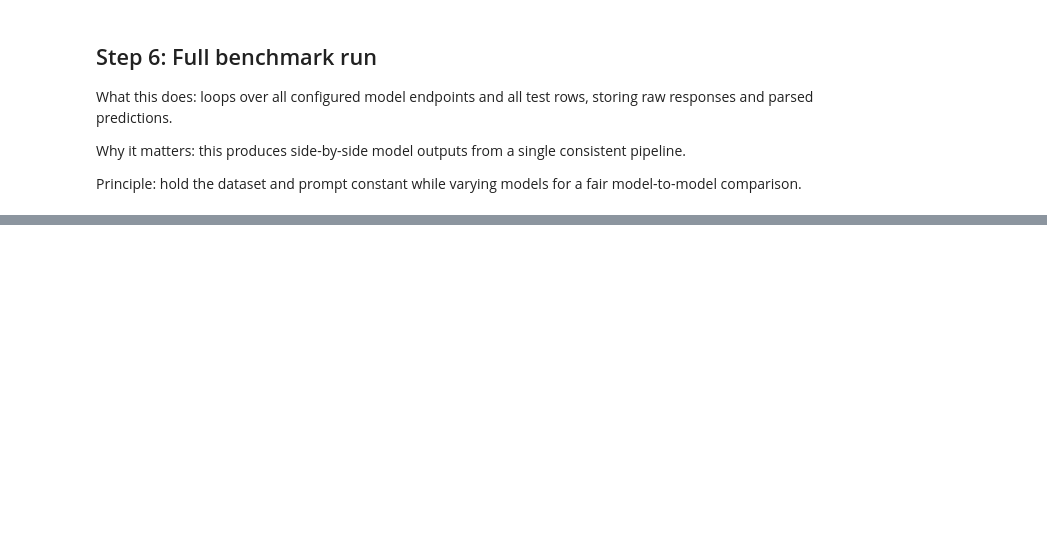
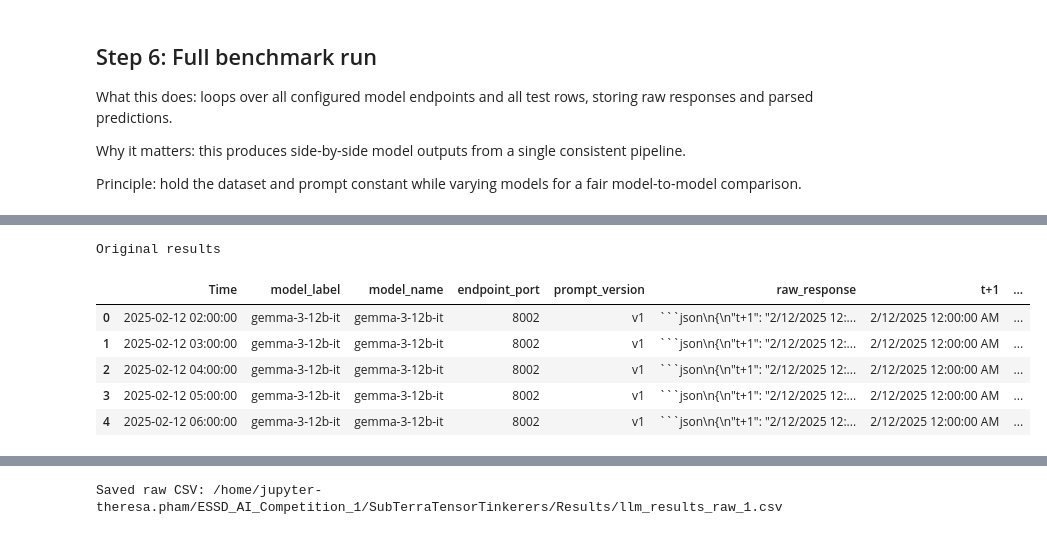
Before and after one commit to victoria-reynolds-pnnl/ESSD_AI_Competition_1, a Jupyter notebook: SubTerraTensorTinkerers/Notebooks/llm_benchmark.ipynb, the cells around one changed output, grey strips where cells are left out. Drawn from its saved outputs; the diff is of its cells as text; code cells hidden in the pictures; blank space fills up the shorter version.

Commit message:
run and evaluate v1 prompts

````diff
--- a/SubTerraTensorTinkerers/Notebooks/llm_benchmark.ipynb
+++ b/SubTerraTensorTinkerers/Notebooks/llm_benchmark.ipynb
@@ -235,9 +249,15 @@ def query_llm(prompt, endpoint_cfg, temperature=0.0, seed=0):
     )
     return response.choices[0].message.content
 
+selected_prompt_ver = 'v1'
 example = df.iloc[0]
 for endpoint_cfg in MODEL_ENDPOINTS:
-    raw = query_llm(build_prompt(example['Time'], FEAT_COLS, example[FEAT_COLS]), endpoint_cfg, temperature=0.0, seed=0)
+    raw = query_llm(build_prompt(example['Time'],
+                                 FEAT_COLS,
+                                 example[FEAT_COLS].to_dict(),
+                                 version=selected_prompt_ver,
+                                 few_shot=few_shot_samples),
+                    endpoint_cfg, temperature=0.0, seed=0)
     parsed = parse_response(raw)
     print(f"\nModel: {endpoint_cfg['model_name']} (port {endpoint_cfg['port']})")
     print('Raw response:')
@@ -274,30 +302,32 @@ for endpoint_cfg in MODEL_ENDPOINTS:
     print(f"\nRunning benchmark for {endpoint_cfg['model_name']} on port {endpoint_cfg['port']}...")
     for i, row in df.iterrows():
         raw = query_llm(
-            make_prompt(str(row[TEXT_COL]), label_values),
+            build_prompt(example['Time'], FEAT_COLS, example[FEAT_COLS].to_dict(), few_shot=few_shot_samples),
             endpoint_cfg,
             temperature=0.0,
             seed=0
         )
-        parsed = parse_response(raw, label_set)
+        parsed = parse_response(raw)
+
+        if isinstance(row[TRUE_VAL_COL], float):
+            ground_truth = row[TRUE_VAL_COL]
+        else:
+            ground_truth = row[TRUE_VAL_COL].iloc[0]
 
         rows.append({
-            ID_COL: row[ID_COL],
+            TIME_COL: row[TIME_COL],
             'model_label': endpoint_cfg['label'],
             'model_name': endpoint_cfg['model_name'],
             'endpoint_port': endpoint_cfg['port'],
-            'prompt_version': 'v1_strict_json',
-            'ground_truth': str(row[LABEL_COL]),
-            'ml_prediction': str(row[ML_PRED_COL]),
+            'prompt_version': selected_prompt_ver,
             'raw_response': raw,
-            **parsed
+            **parsed,
+            'ground_truth': ground_truth,
+            'ml_prediction': row[ML_PRED_COL]
         })
 
         if (i + 1) % 10 == 0:
             print(f"  Completed {i + 1}/{len(df)}")
 
-results_df = pd.DataFrame(rows)
-results_df.to_csv(RAW_RESULTS_PATH, index=False)
-print(f'Saved raw CSV: {RAW_RESULTS_PATH}')
-display(results_df.head())
+    print(f"{endpoint_cfg['model_name']} benchmark run complete.")
 # %% [output]
@@ -327,0 +351,17 @@ Saved raw CSV: /home/jupyter-abby/Results/llm_results_raw_1.csv
+# %%
+results_df = pd.DataFrame(rows)
+
+print("Original results")
+display(results_df.head())
+display(results_df.tail())
+
+results_df.to_csv(RAW_RESULTS_PATH, index=False)
+print(f'Saved raw CSV: {RAW_RESULTS_PATH}')
+# %% [output]
+Original results
+|  | Time | model_label | model_name | endpoint_port | prompt_version | raw_response | t+1 | ... |
+| 0 | 2025-02-12 02:00:00 | gemma-3-12b-it | gemma-3-12b-it | 8002 | v1 | ```json\n{\n"t+1": "2/12/2025 12:... | 2/12/2025 12:00:00 AM | ... |
+| 1 | 2025-02-12 03:00:00 | gemma-3-12b-it | gemma-3-12b-it | 8002 | v1 | ```json\n{\n"t+1": "2/12/2025 12:... | 2/12/2025 12:00:00 AM | ... |
+| 2 | 2025-02-12 04:00:00 | gemma-3-12b-it | gemma-3-12b-it | 8002 | v1 | ```json\n{\n"t+1": "2/12/2025 12:... | 2/12/2025 12:00:00 AM | ... |
+| 3 | 2025-02-12 05:00:00 | gemma-3-12b-it | gemma-3-12b-it | 8002 | v1 | ```json\n{\n"t+1": "2/12/2025 12:... | 2/12/2025 12:00:00 AM | ... |
+| 4 | 2025-02-12 06:00:00 | gemma-3-12b-it | gemma-3-12b-it | 8002 | v1 | ```json\n{\n"t+1": "2/12/2025 12:... | 2/12/2025 12:00:00 AM | ... |
@@ -327,0 +374 @@ Saved raw CSV: /home/jupyter-abby/Results/llm_results_raw_1.csv
+Saved raw CSV: /home/jupyter-theresa.pham/ESSD_AI_Competition_1/SubTerraTensorTinkerers/Results/llm_results_raw_1.csv
````
Also changed, not shown: parts of 17 cells of this notebook, 7 other files.
